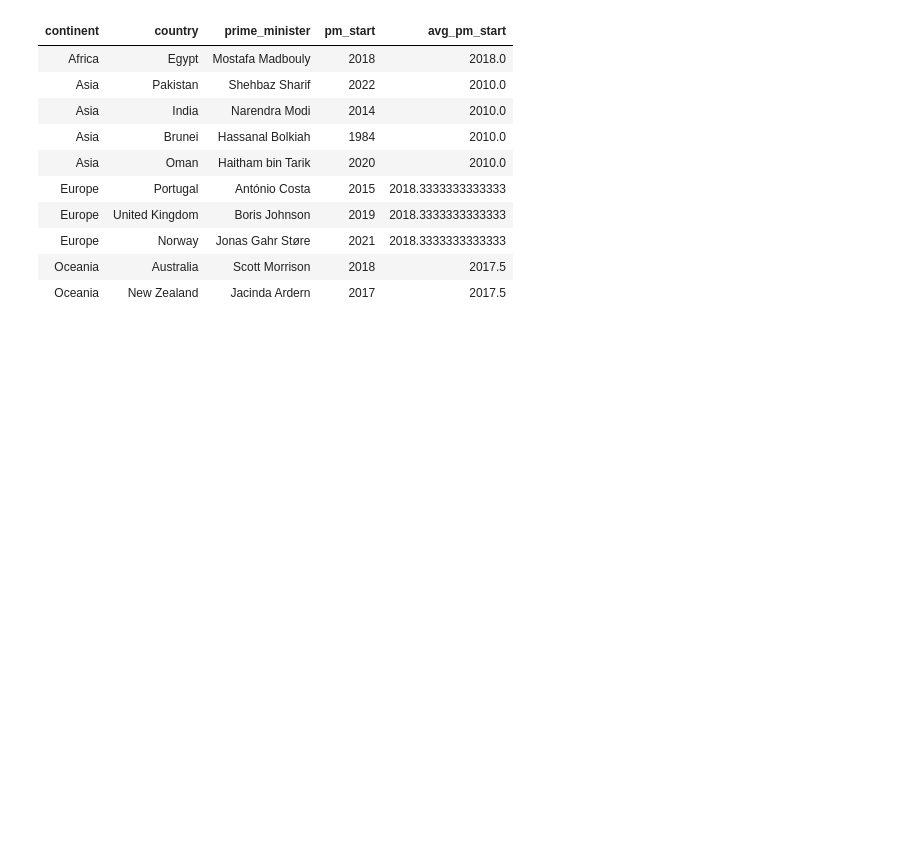
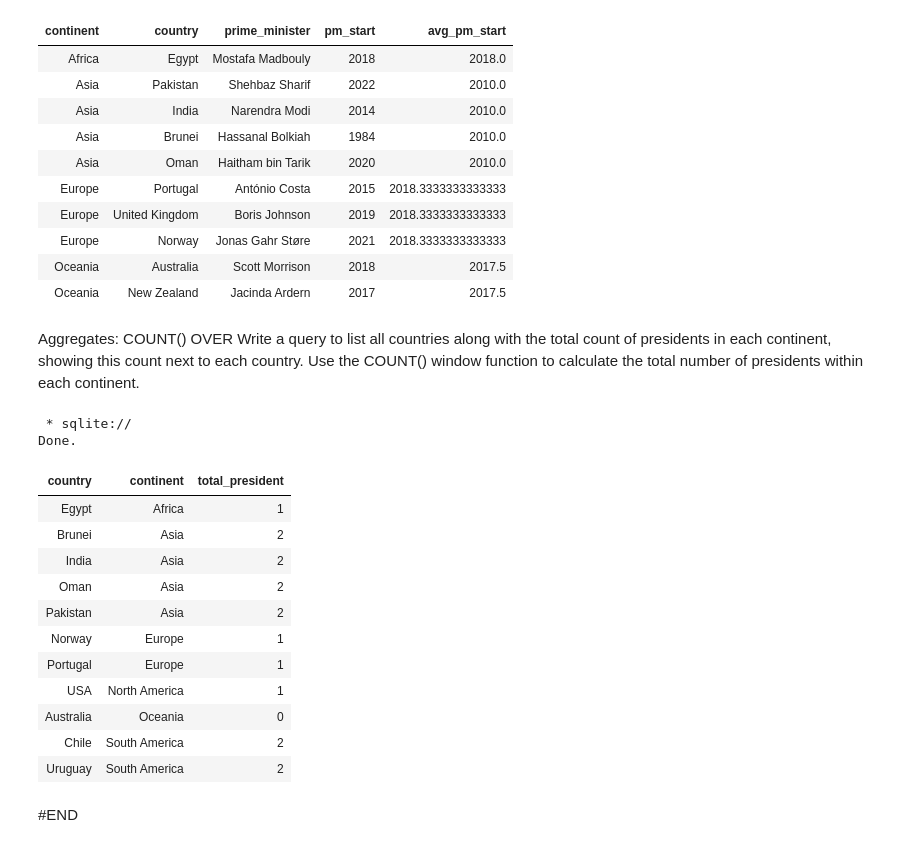
Before and after one commit to UznetDev/Data-science-home-work, a Jupyter notebook: 28_Avg_2024_home_work.ipynb, the cells around one changed output. Cells and saved outputs as stored; diff of their text form; code cells hidden in the pictures; blank space fills up the shorter version.

```diff
--- a/28_Avg_2024_home_work.ipynb
+++ b/28_Avg_2024_home_work.ipynb
@@ -218,3 +218,29 @@ Done.
 | Europe | Norway | Jonas Gahr Støre | 2021 | 2018.3333333333333 |
 | Oceania | Australia | Scott Morrison | 2018 | 2017.5 |
 | Oceania | New Zealand | Jacinda Ardern | 2017 | 2017.5 |
+# %% [markdown]
+Aggregates: COUNT() OVER Write a query to list all countries along with the total count of presidents in each continent, showing this count next to each country. Use the COUNT() window function to calculate the total number of presidents within each continent.
+# %%
+%%sql
+SELECT s.country, s.continent,
+  COUNT(p.president) OVER (PARTITION BY s.continent) AS total_president
+FROM states AS s
+LEFT JOIN presidents AS p
+ON s.country = p.country;
+# %% [output]
+ * sqlite://
+Done.
+| country | continent | total_president |
+| Egypt | Africa | 1 |
+| Brunei | Asia | 2 |
+| India | Asia | 2 |
+| Oman | Asia | 2 |
+| Pakistan | Asia | 2 |
+| Norway | Europe | 1 |
+| Portugal | Europe | 1 |
+| USA | North America | 1 |
+| Australia | Oceania | 0 |
+| Chile | South America | 2 |
+| Uruguay | South America | 2 |
+# %% [markdown]
+#END
```
